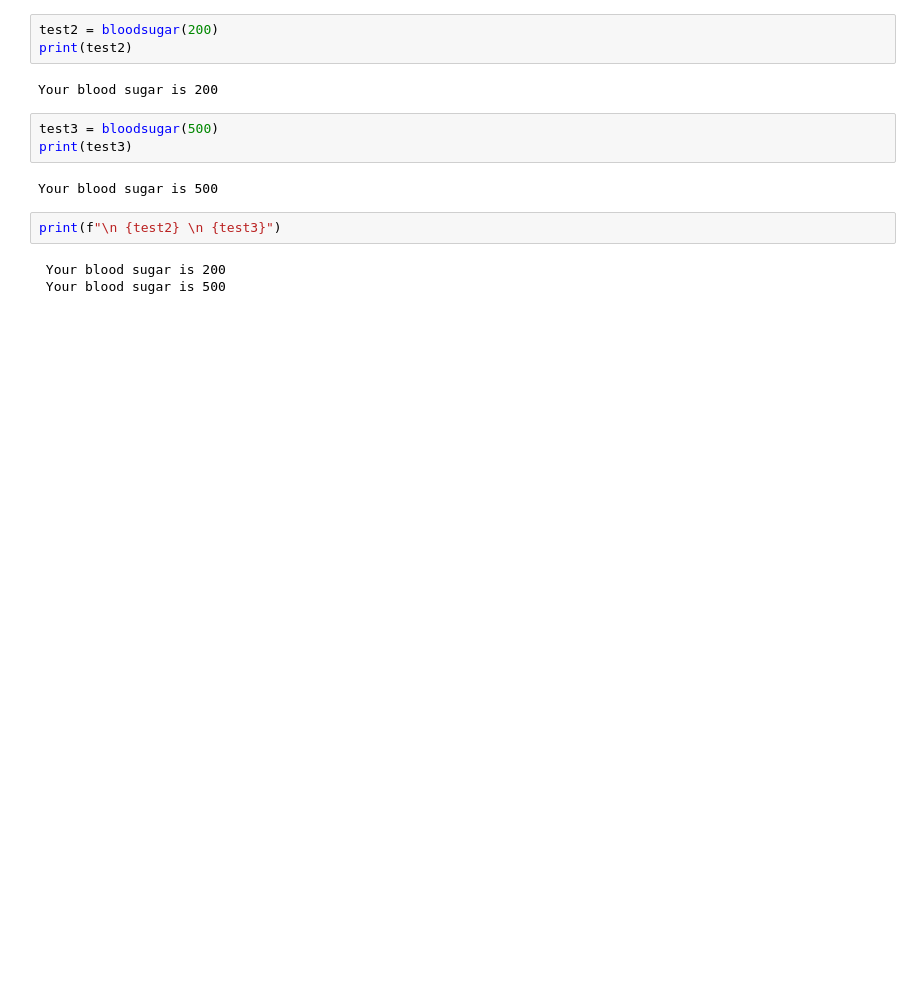
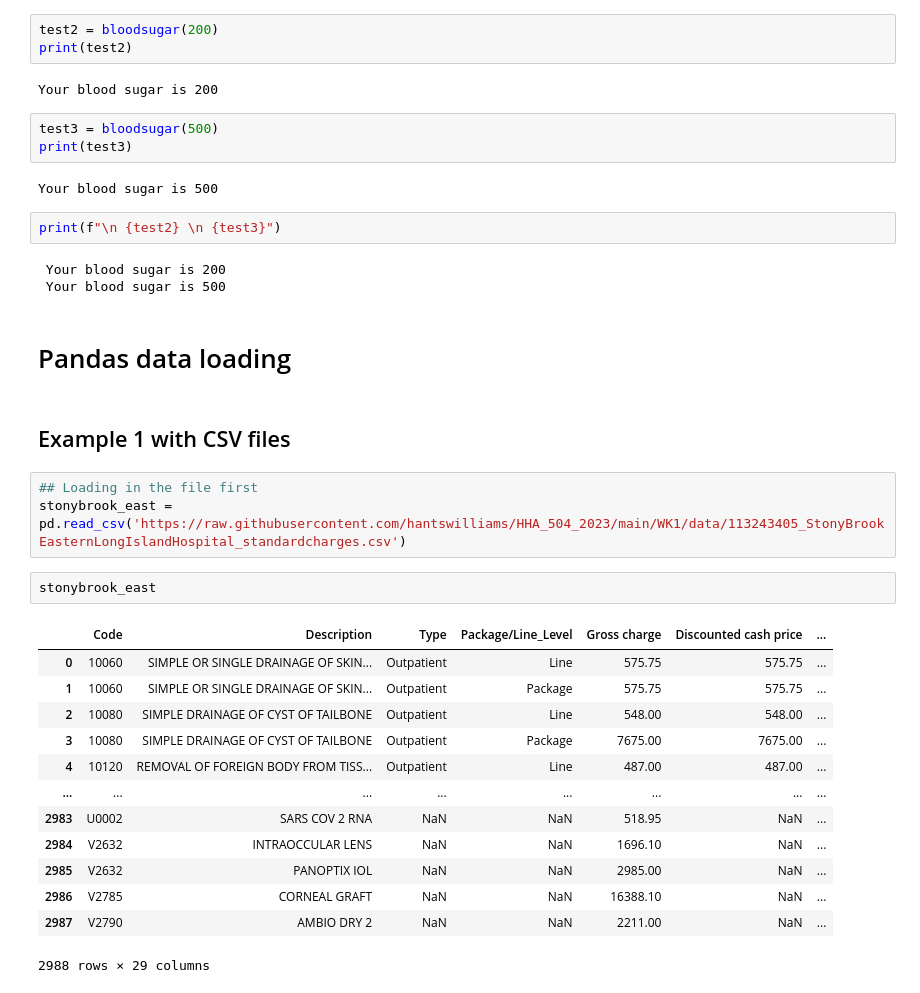
Before and after one commit to hantswilliams/google-colab, a Jupyter notebook: hha507class1.ipynb, the cells around one changed output. Saved outputs shown, nothing was run; the diff lists cells and outputs as text; blank space fills up the shorter version.

```diff
--- a/hha507class1.ipynb
+++ b/hha507class1.ipynb
@@ -42,3 +42,26 @@ print(f"\n {test2} \n {test3}")
 # %% [output]
  Your blood sugar is 200
  Your blood sugar is 500
+# %% [markdown]
+# Pandas data loading
+# %% [markdown]
+## Example 1 with CSV files
+# %%
+## Loading in the file first
+stonybrook_east = pd.read_csv('https://raw.githubusercontent.com/hantswilliams/HHA_504_2023/main/WK1/data/113243405_StonyBrookEasternLongIslandHospital_standardcharges.csv')
+# %%
+stonybrook_east
+# %% [output]
+|  | Code | Description | Type | Package/Line_Level | Gross charge | Discounted cash price | ... |
+| 0 | 10060 | SIMPLE OR SINGLE DRAINAGE OF SKIN... | Outpatient | Line | 575.75 | 575.75 | ... |
+| 1 | 10060 | SIMPLE OR SINGLE DRAINAGE OF SKIN... | Outpatient | Package | 575.75 | 575.75 | ... |
+| 2 | 10080 | SIMPLE DRAINAGE OF CYST OF TAILBONE | Outpatient | Line | 548.00 | 548.00 | ... |
+| 3 | 10080 | SIMPLE DRAINAGE OF CYST OF TAILBONE | Outpatient | Package | 7675.00 | 7675.00 | ... |
+| 4 | 10120 | REMOVAL OF FOREIGN BODY FROM TISS... | Outpatient | Line | 487.00 | 487.00 | ... |
+| ... | ... | ... | ... | ... | ... | ... | ... |
+| 2983 | U0002 | SARS COV 2 RNA | NaN | NaN | 518.95 | NaN | ... |
+| 2984 | V2632 | INTRAOCCULAR LENS | NaN | NaN | 1696.10 | NaN | ... |
+| 2985 | V2632 | PANOPTIX IOL | NaN | NaN | 2985.00 | NaN | ... |
+| 2986 | V2785 | CORNEAL GRAFT | NaN | NaN | 16388.10 | NaN | ... |
+| 2987 | V2790 | AMBIO DRY 2 | NaN | NaN | 2211.00 | NaN | ... |
+2988 rows × 29 columns
```
Also changed, not shown: parts of 10 cells of this notebook.
